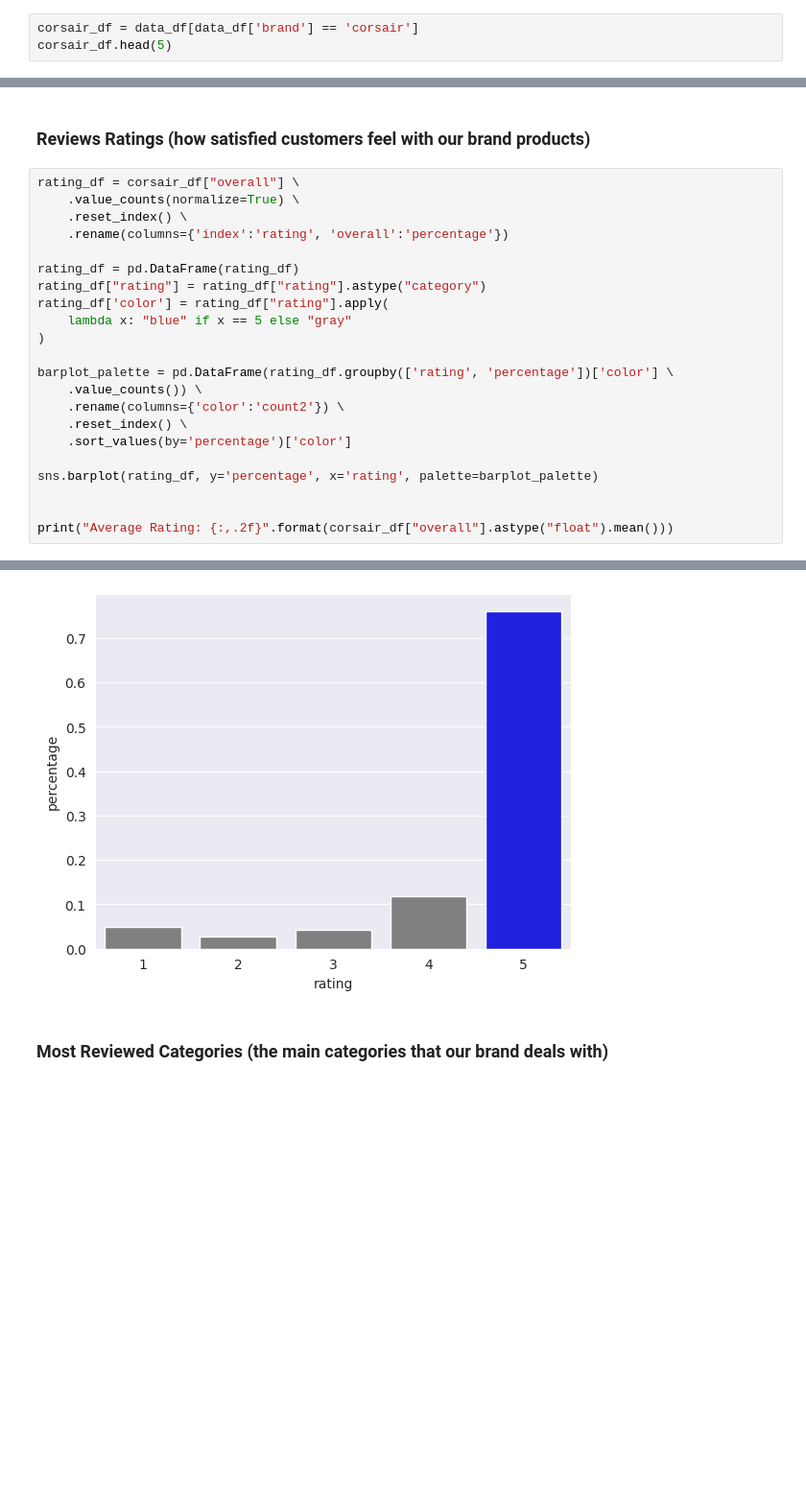
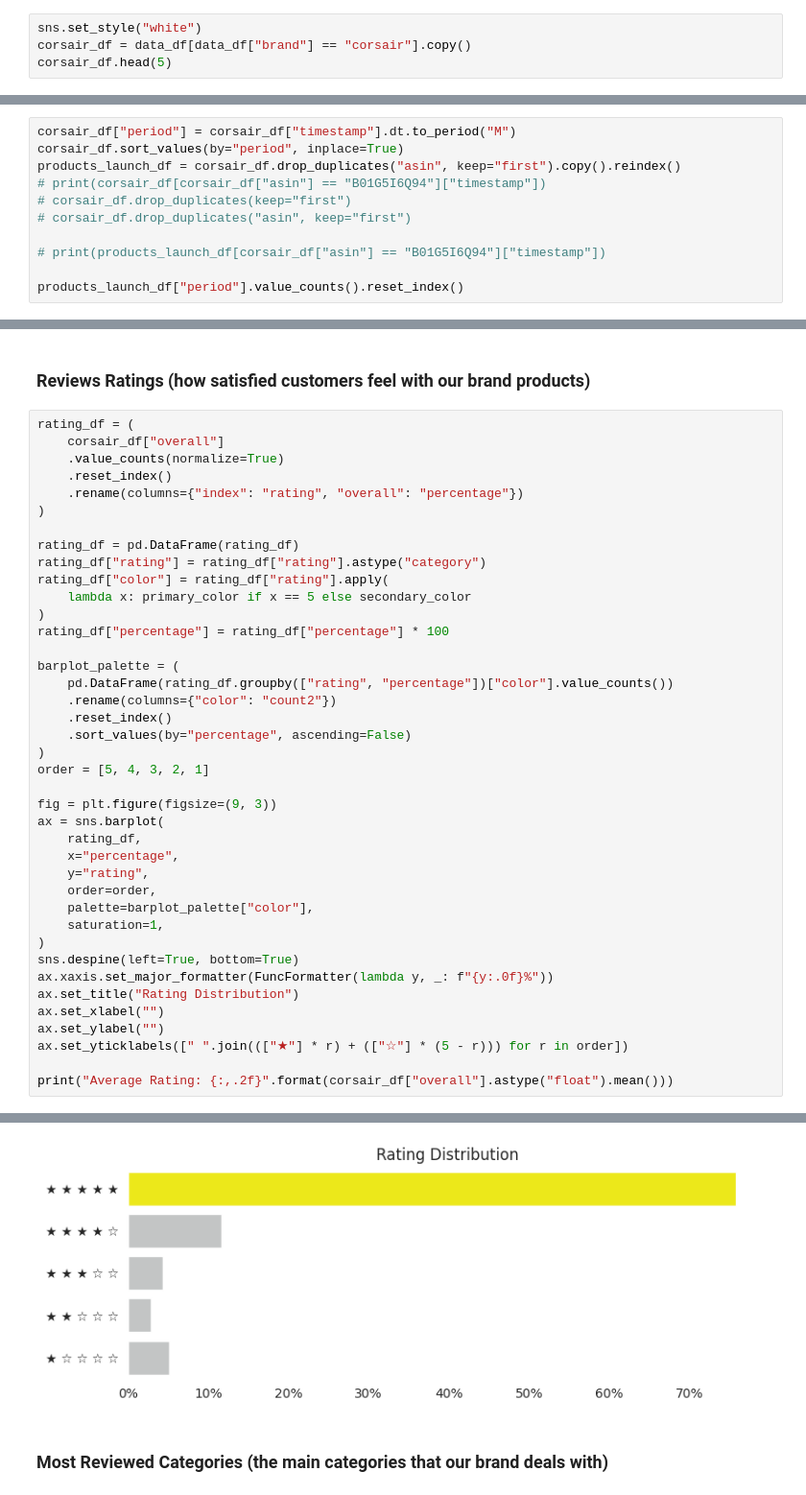
Before and after one commit to saiteki-kai/amazon-reviews, a Jupyter notebook: notebooks/02_analysis.ipynb, the cells around one changed output, grey strips where cells are left out. Shown at 96% size. Cells and saved outputs as stored; diff of their text form; blank space fills up the shorter version.

```diff
--- a/notebooks/02_analysis.ipynb
+++ b/notebooks/02_analysis.ipynb
@@ -65,7 +154,8 @@ data_df.head(5)
 # %% [markdown]
 ### Select Corsair specific Data
 # %%
-corsair_df = data_df[data_df['brand'] == 'corsair']
+sns.set_style("white")
+corsair_df = data_df[data_df["brand"] == "corsair"].copy()
 corsair_df.head(5)
 # %% [output]
 |  | asin | overall | reviewerID | summary | text | timestamp | vote | brand | category | description | ... |
@@ -118,0 +191,11 @@ See the caveats in the documentation: https://pandas.pydata.org/pandas-docs/stab
+# %%
+corsair_df["period"] = corsair_df["timestamp"].dt.to_period("M")
+corsair_df.sort_values(by="period", inplace=True)
+products_launch_df = corsair_df.drop_duplicates("asin", keep="first").copy().reindex()
+# print(corsair_df[corsair_df["asin"] == "B01G5I6Q94"]["timestamp"])
+# corsair_df.drop_duplicates(keep="first")
+# corsair_df.drop_duplicates("asin", keep="first")
+
+# print(products_launch_df[corsair_df["asin"] == "B01G5I6Q94"]["timestamp"])
+
+products_launch_df["period"].value_counts().reset_index()
@@ -119,25 +274,43 @@ See the caveats in the documentation: https://pandas.pydata.org/pandas-docs/stab
 # %% [markdown]
 ### Reviews Ratings (how satisfied customers feel with our brand products)
 # %%
-rating_df = corsair_df["overall"] \
-    .value_counts(normalize=True) \
-    .reset_index() \
-    .rename(columns={'index':'rating', 'overall':'percentage'})
+rating_df = (
+    corsair_df["overall"]
+    .value_counts(normalize=True)
+    .reset_index()
+    .rename(columns={"index": "rating", "overall": "percentage"})
+)
 
 rating_df = pd.DataFrame(rating_df)
 rating_df["rating"] = rating_df["rating"].astype("category")
-rating_df['color'] = rating_df["rating"].apply(
-    lambda x: "blue" if x == 5 else "gray"
+rating_df["color"] = rating_df["rating"].apply(
+    lambda x: primary_color if x == 5 else secondary_color
 )
+rating_df["percentage"] = rating_df["percentage"] * 100
 
-barplot_palette = pd.DataFrame(rating_df.groupby(['rating', 'percentage'])['color'] \
-    .value_counts()) \
-    .rename(columns={'color':'count2'}) \
-    .reset_index() \
-    .sort_values(by='percentage')['color']
+barplot_palette = (
+    pd.DataFrame(rating_df.groupby(["rating", "percentage"])["color"].value_counts())
+    .rename(columns={"color": "count2"})
+    .reset_index()
+    .sort_values(by="percentage", ascending=False)
+)
+order = [5, 4, 3, 2, 1]
 
-sns.barplot(rating_df, y='percentage', x='rating', palette=barplot_palette)
-
+fig = plt.figure(figsize=(9, 3))
+ax = sns.barplot(
+    rating_df,
+    x="percentage",
+    y="rating",
+    order=order,
+    palette=barplot_palette["color"],
+    saturation=1,
+)
+sns.despine(left=True, bottom=True)
+ax.xaxis.set_major_formatter(FuncFormatter(lambda y, _: f"{y:.0f}%"))
+ax.set_title("Rating Distribution")
+ax.set_xlabel("")
+ax.set_ylabel("")
+ax.set_yticklabels([" ".join((["★"] * r) + (["☆"] * (5 - r))) for r in order])
 
 print("Average Rating: {:,.2f}".format(corsair_df["overall"].astype("float").mean()))
 # %% [output]
@@ -145,4 +318,4 @@ Average Rating: 4.51
-[figure, old version]
+[figure, new version]
 # %% [markdown]
 ### Most Reviewed Categories (the main categories that our brand deals with)
 # %%
```
Also changed, not shown: parts of 38 cells of this notebook.
